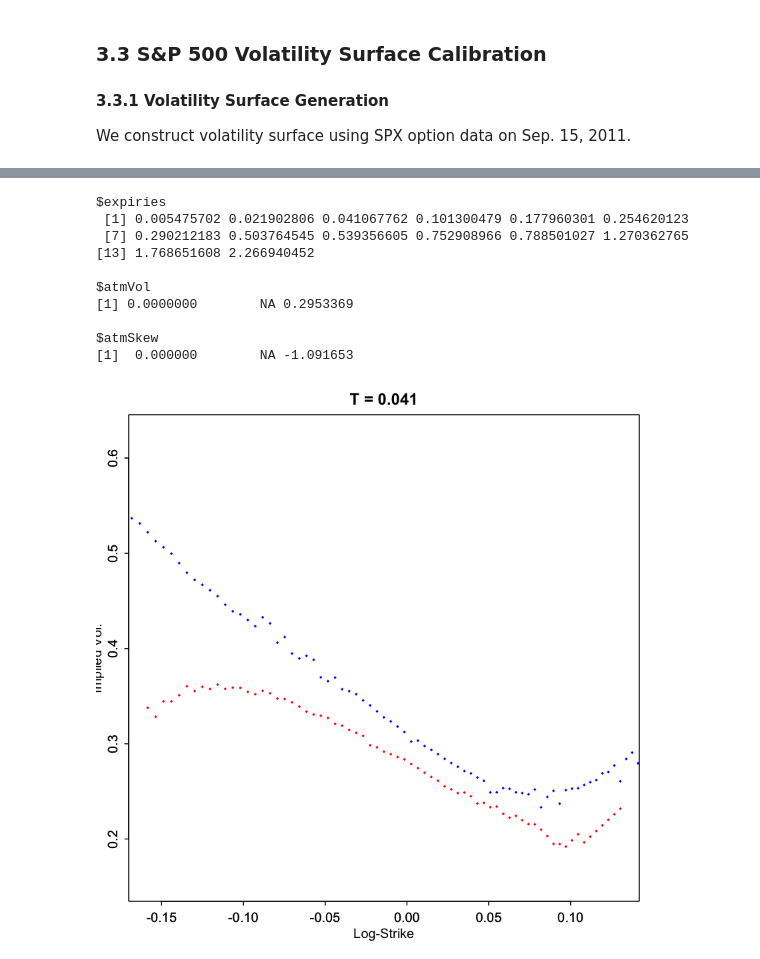
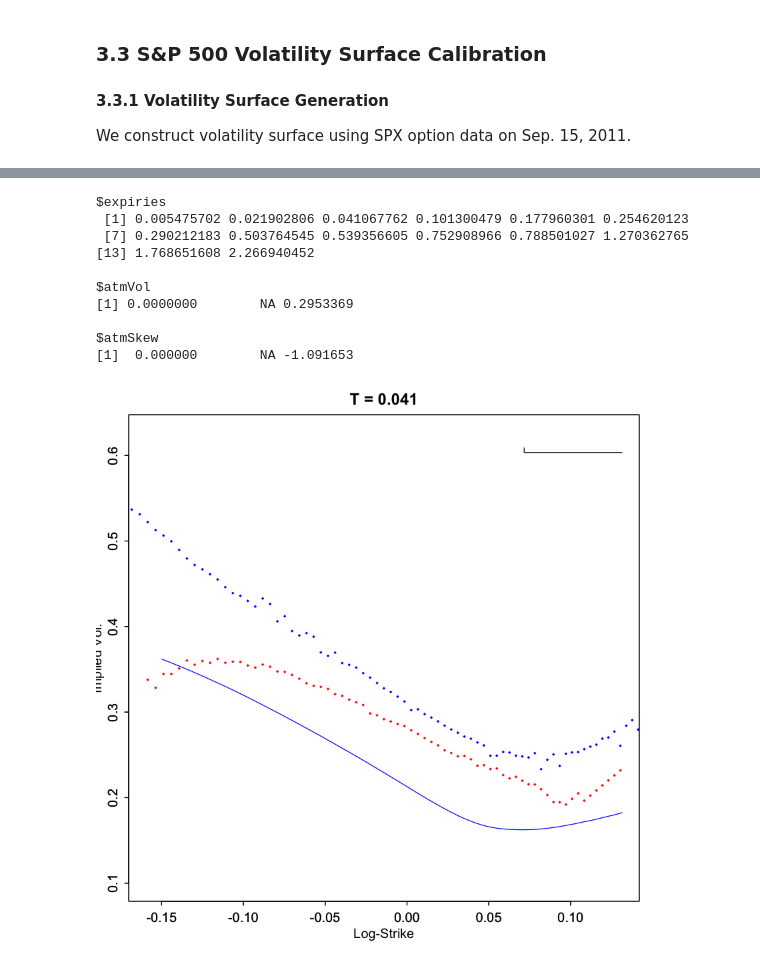
Before and after one commit to rongxinyu/capstone, a Jupyter notebook: plots/hybridscheme-bss.ipynb, the cells around one changed output, grey strips where cells are left out. Drawn from its saved outputs; the diff is of its cells as text; code cells hidden in the pictures.

```diff
--- a/plots/hybridscheme-bss.ipynb
+++ b/plots/hybridscheme-bss.ipynb
@@ -484,14 +532,35 @@ $atmSkew
-# %%
-plotIvols(ivData, slices = 3)
-# %% [output]
-$expiries
- [1] 0.005475702 0.021902806 0.041067762 0.101300479 0.177960301 0.254620123
- [7] 0.290212183 0.503764545 0.539356605 0.752908966 0.788501027 1.270362765
-[13] 1.768651608 2.266940452
-
-$atmVol
-[1] 0.0000000        NA 0.2953369
-
-$atmSkew
-[1]  0.000000        NA -1.091653
-[figure, removed]
+# %%
+
+params <- list(S0=1, xi=0.235^2, eta=1.9, alpha=-0.43, rho=-0.9)
+T <- 0.041
+n <- 1000 # step length is 1/n
+paths <- 1e5
+set.seed(9081)
+finalPrices <- hybridScheme(params)(paths, n, 1, T)
+# finalPrices2<- hybridScheme(params)(paths, n, 0, T)
+# %%
+
+impvol <- function(k, st, T){
+  payoff <- (st > exp(k)) * (st - exp(k))
+  return(BSImpliedVolCall(1, exp(k), T, 0, mean(payoff)))
+}
+vol <- function(k, finalP){sapply(k, function(x){impvol(x, finalP, T)})}
+
+
+
+plotIvols(ivData, slices = 3)
+curve(vol(x, finalPrices), from=-0.2, to=0.15, col='blue', add=TRUE)
+# curve(vol(x, finalPrices2),from=-0.18, to=0.08, add=TRUE, col='red')
+legend('topright', legend=  'kappa= 1', col= 'blue', lty=1)
+# %% [output]
+$expiries
+ [1] 0.005475702 0.021902806 0.041067762 0.101300479 0.177960301 0.254620123
+ [7] 0.290212183 0.503764545 0.539356605 0.752908966 0.788501027 1.270362765
+[13] 1.768651608 2.266940452
+
+$atmVol
+[1] 0.0000000        NA 0.2953369
+
+$atmSkew
+[1]  0.000000        NA -1.091653
+[figure, added]
```
Also changed, not shown: parts of 5 cells of this notebook.
